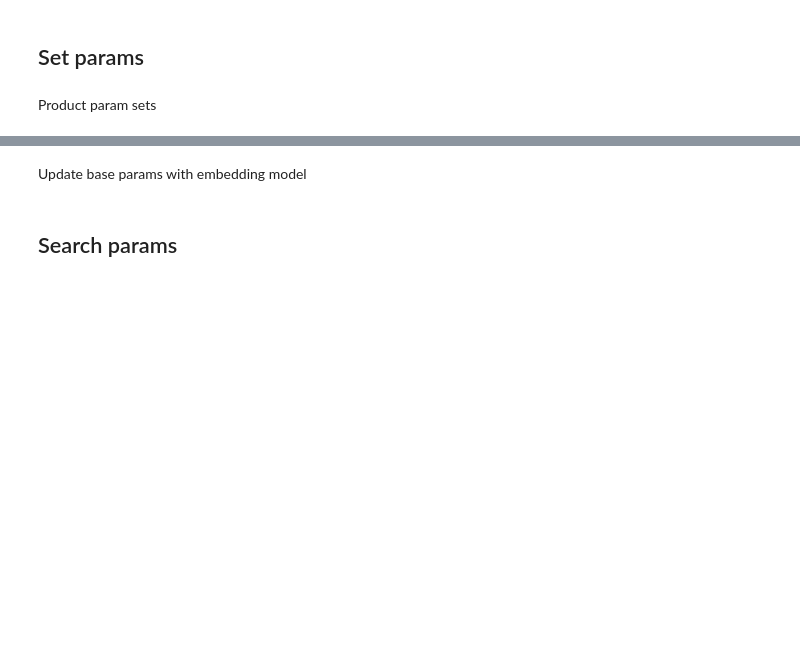
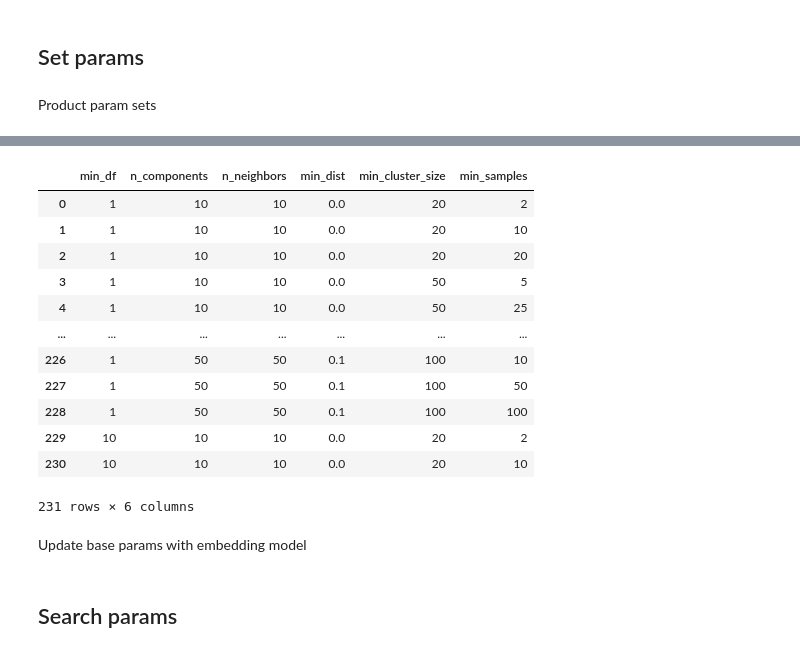
Before and after one commit to lbk209/topic_modeling, a Jupyter notebook: tm_wine_reviews_params.ipynb, the cells around one changed output, grey strips where cells are left out. Drawn from its saved outputs; the diff is of its cells as text; code cells hidden in the pictures; blank space fills up the shorter version.

```diff
--- a/tm_wine_reviews_params.ipynb
+++ b/tm_wine_reviews_params.ipynb
@@ -576,0 +617,16 @@ df_params.head(5)
+# %%
+df_result.loc[:, df_params.columns]
+# %% [output]
+|  | min_df | n_components | n_neighbors | min_dist | min_cluster_size | min_samples |
+| 0 | 1 | 10 | 10 | 0.0 | 20 | 2 |
+| 1 | 1 | 10 | 10 | 0.0 | 20 | 10 |
+| 2 | 1 | 10 | 10 | 0.0 | 20 | 20 |
+| 3 | 1 | 10 | 10 | 0.0 | 50 | 5 |
+| 4 | 1 | 10 | 10 | 0.0 | 50 | 25 |
+| ... | ... | ... | ... | ... | ... | ... |
+| 226 | 1 | 50 | 50 | 0.1 | 100 | 10 |
+| 227 | 1 | 50 | 50 | 0.1 | 100 | 50 |
+| 228 | 1 | 50 | 50 | 0.1 | 100 | 100 |
+| 229 | 10 | 10 | 10 | 0.0 | 20 | 2 |
+| 230 | 10 | 10 | 10 | 0.0 | 20 | 10 |
+231 rows × 6 columns
```
Also changed, not shown: parts of 36 cells of this notebook.
